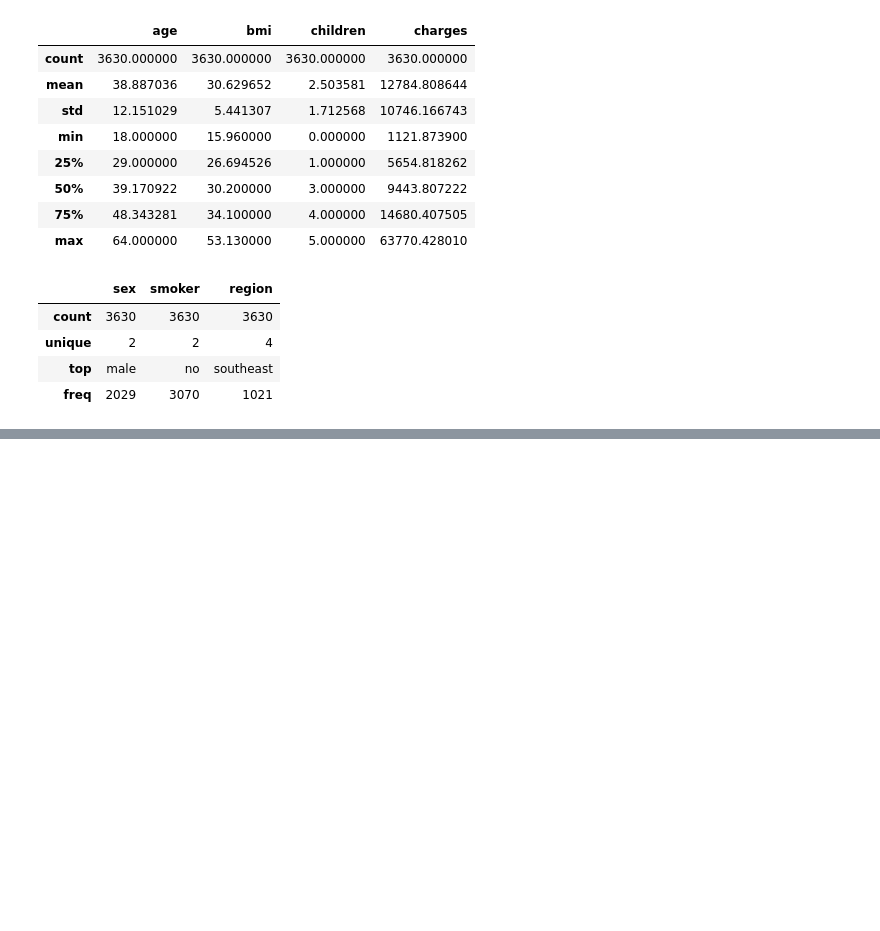
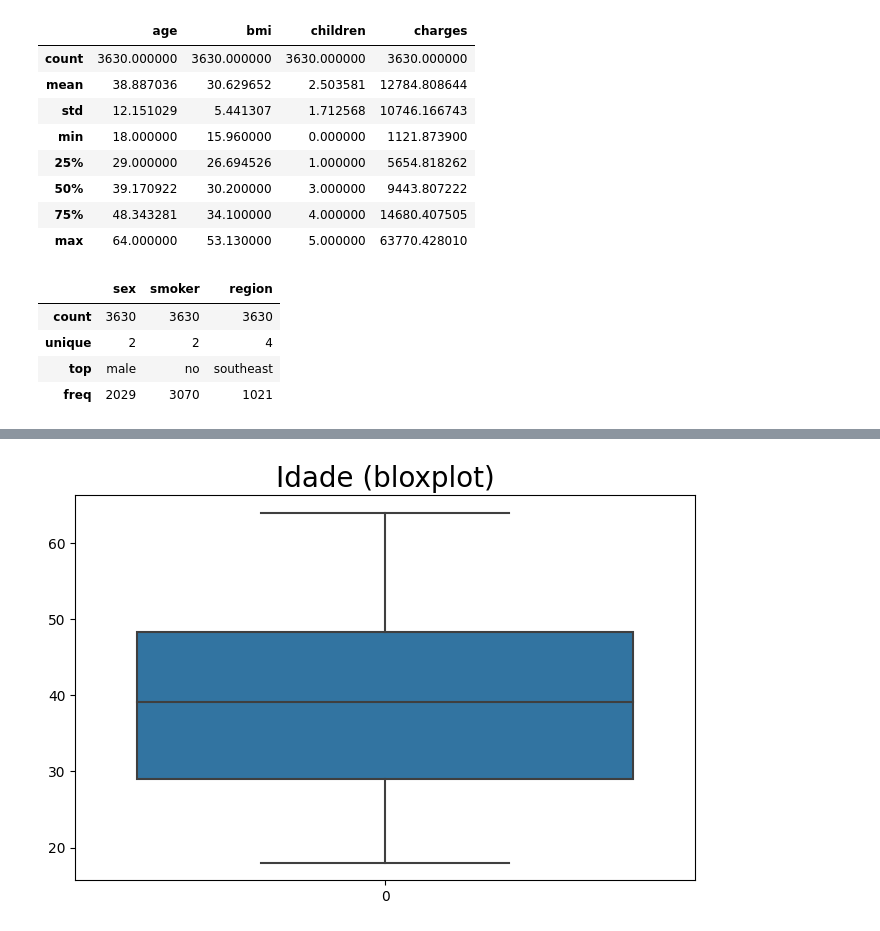
Before and after one commit to LanyCN/Analise_Vendas_Brand1, a Jupyter notebook: Plano_de_Saúde_Análise_Preditiva.ipynb, the cells around one changed output, grey strips where cells are left out. Saved outputs shown, nothing was run; the diff lists cells and outputs as text; code cells hidden in the pictures; blank space fills up the shorter version.

```diff
--- a/Plano_de_Saúde_Análise_Preditiva.ipynb
+++ b/Plano_de_Saúde_Análise_Preditiva.ipynb
@@ -78,0 +104,8 @@ client_data.describe(include=["O"])
+# %%
+#Boxplot de idade
+plt.figure(figsize=(8,5))
+sns.boxplot(client_data["age"])
+plt.title("Idade (bloxplot)", fontsize=20)
+plt.show()
+# %% [output]
+[figure, added]
```
Also changed, not shown: parts of 27 cells of this notebook.
